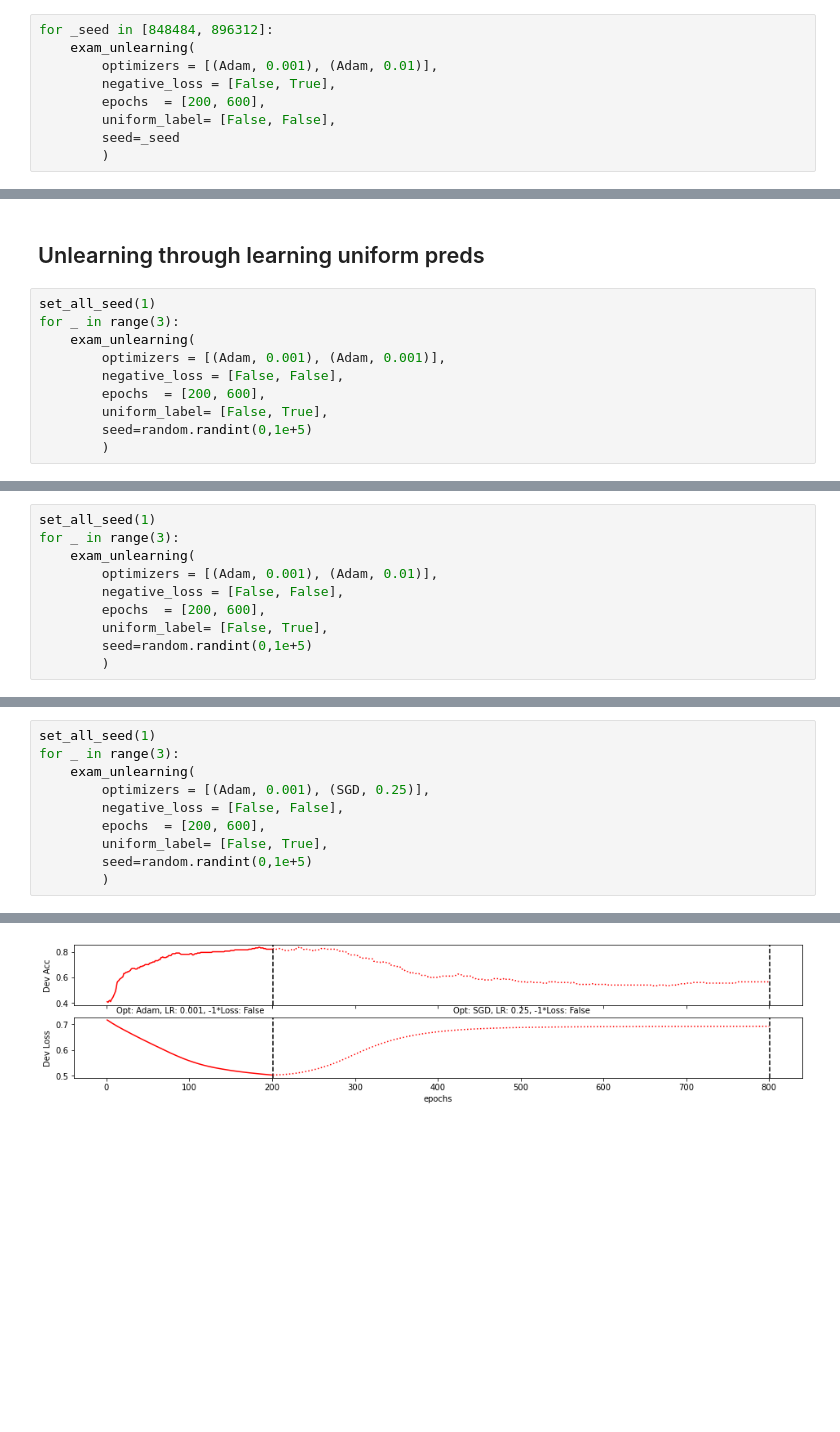
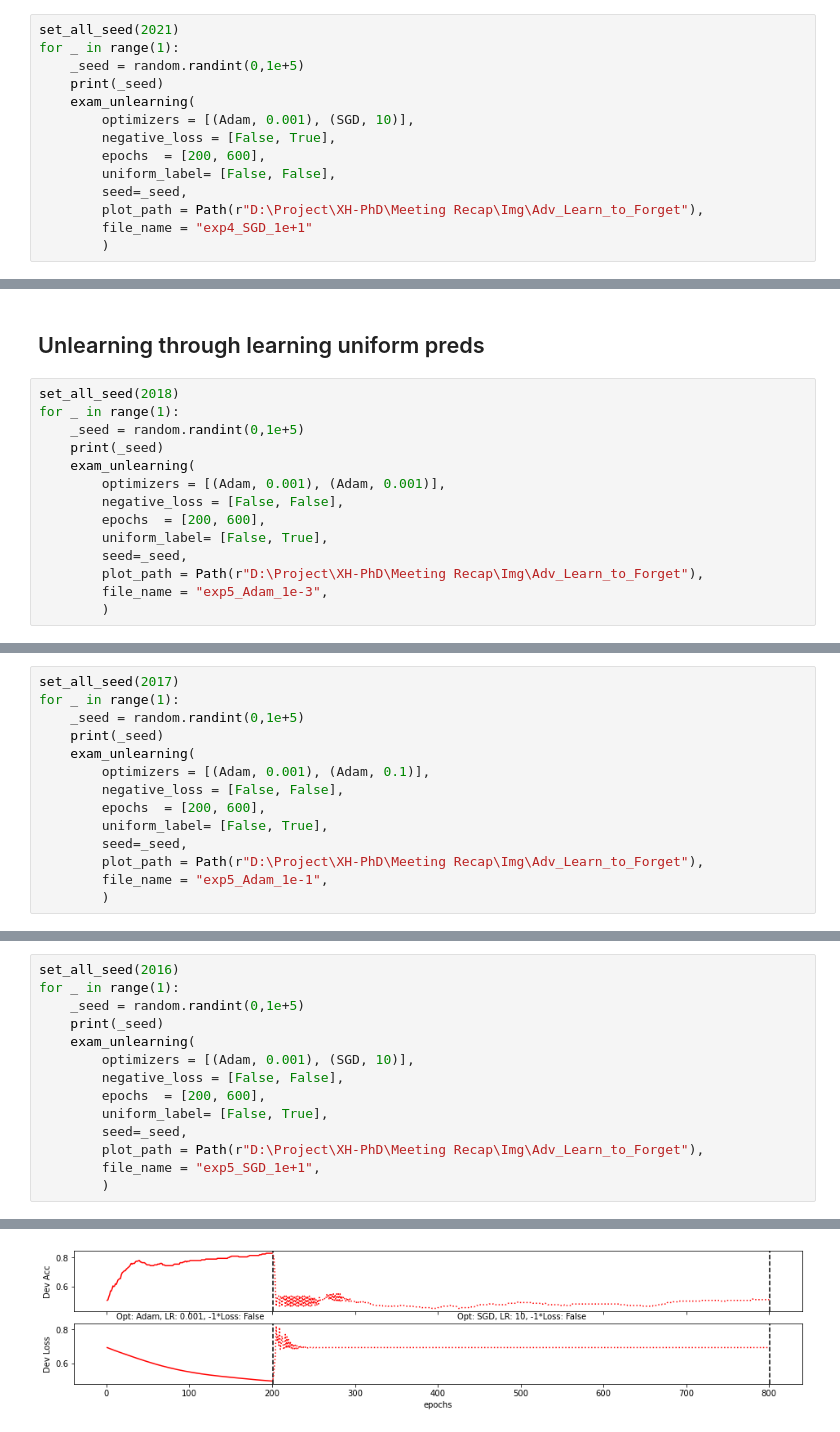
Before and after one commit to Libr-AI/fairlib, a Jupyter notebook: dev/dev_unleanring.ipynb, the cells around one changed output, grey strips where cells are left out. Saved outputs shown, nothing was run; the diff lists cells and outputs as text; blank space fills up the shorter version.

```diff
--- a/dev/dev_unleanring.ipynb
+++ b/dev/dev_unleanring.ipynb
@@ -274,10 +287,15 @@ for _ in range(3):
 # %%
-for _seed in [848484, 896312]:
+set_all_seed(2021)
+for _ in range(1):
+    _seed = random.randint(0,1e+5)
+    print(_seed)
     exam_unlearning(
-        optimizers = [(Adam, 0.001), (Adam, 0.01)],
+        optimizers = [(Adam, 0.001), (SGD, 10)],
         negative_loss = [False, True],
         epochs  = [200, 600],
         uniform_label= [False, False],
-        seed=_seed
+        seed=_seed,
+        plot_path = Path(r"D:\Project\XH-PhD\Meeting Recap\Img\Adv_Learn_to_Forget"),
+        file_name = "exp4_SGD_1e+1"
         )
 # %% [output]
@@ -316,13 +396,17 @@ for _ in range(3):
 # %% [markdown]
 ## Unlearning through learning uniform preds
 # %%
-set_all_seed(1)
-for _ in range(3):
+set_all_seed(2018)
+for _ in range(1):
+    _seed = random.randint(0,1e+5)
+    print(_seed)
     exam_unlearning(
         optimizers = [(Adam, 0.001), (Adam, 0.001)],
         negative_loss = [False, False],
         epochs  = [200, 600],
         uniform_label= [False, True],
-        seed=random.randint(0,1e+5)
+        seed=_seed,
+        plot_path = Path(r"D:\Project\XH-PhD\Meeting Recap\Img\Adv_Learn_to_Forget"),
+        file_name = "exp5_Adam_1e-3",
         )
 # %% [output]
@@ -332,11 +415,15 @@ for _ in range(3):
 # %%
-set_all_seed(1)
-for _ in range(3):
+set_all_seed(2017)
+for _ in range(1):
+    _seed = random.randint(0,1e+5)
+    print(_seed)
     exam_unlearning(
-        optimizers = [(Adam, 0.001), (Adam, 0.01)],
+        optimizers = [(Adam, 0.001), (Adam, 0.1)],
         negative_loss = [False, False],
         epochs  = [200, 600],
         uniform_label= [False, True],
-        seed=random.randint(0,1e+5)
+        seed=_seed,
+        plot_path = Path(r"D:\Project\XH-PhD\Meeting Recap\Img\Adv_Learn_to_Forget"),
+        file_name = "exp5_Adam_1e-1",
         )
 # %% [output]
@@ -346,11 +432,15 @@ for _ in range(3):
 # %%
-set_all_seed(1)
-for _ in range(3):
+set_all_seed(2016)
+for _ in range(1):
+    _seed = random.randint(0,1e+5)
+    print(_seed)
     exam_unlearning(
-        optimizers = [(Adam, 0.001), (SGD, 0.25)],
+        optimizers = [(Adam, 0.001), (SGD, 10)],
         negative_loss = [False, False],
         epochs  = [200, 600],
         uniform_label= [False, True],
-        seed=random.randint(0,1e+5)
+        seed=_seed,
+        plot_path = Path(r"D:\Project\XH-PhD\Meeting Recap\Img\Adv_Learn_to_Forget"),
+        file_name = "exp5_SGD_1e+1",
         )
 # %% [output]
@@ -357 +448 @@ for _ in range(3):
-[figure, old version]
+[figure, new version]
```
Also changed, not shown: parts of 22 cells of this notebook.
